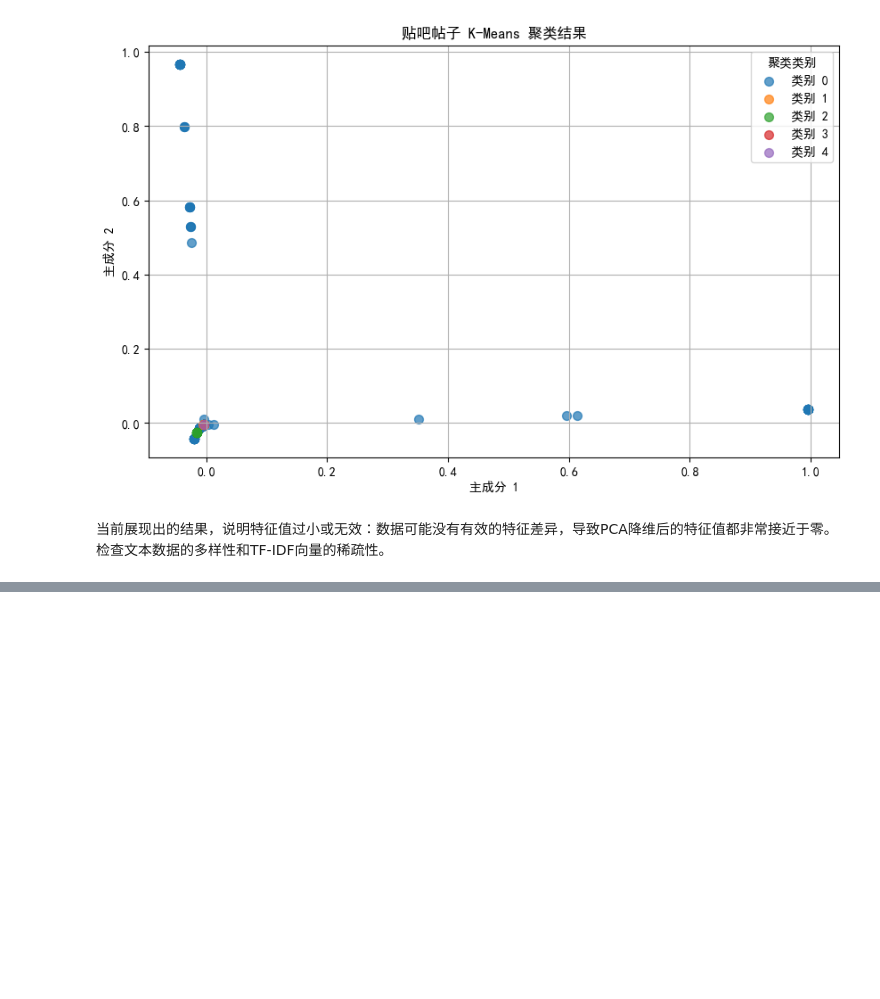
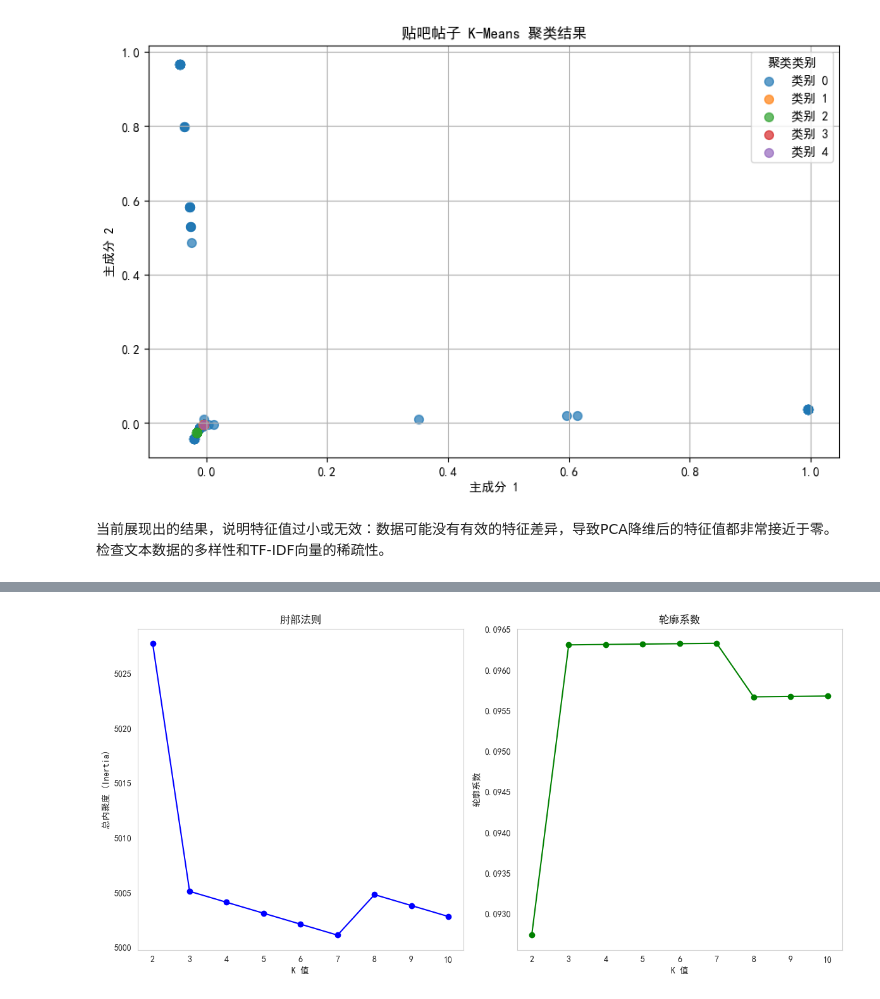
Before and after one commit to blhqwjs/-, a Jupyter notebook: k-means聚类/k-means&DBSCAN 聚类.ipynb, the cells around one changed output, grey strips where cells are left out. Cells and saved outputs as stored; diff of their text form; code cells hidden in the pictures; blank space fills up the shorter version.

Commit message:
k-means&DBSCAN 聚类的探索与应用（累计修改很多次）

```diff
--- a/k-means聚类/k-means&DBSCAN 聚类.ipynb
+++ b/k-means聚类/k-means&DBSCAN 聚类.ipynb
@@ -263,0 +411,95 @@ df.to_excel('clustered_tieba.xlsx', index=False)
+# %%
+import matplotlib.pyplot as plt
+import numpy as np
+from sklearn.decomposition import PCA
+from sklearn.feature_extraction.text import TfidfVectorizer
+from sklearn.cluster import KMeans
+from sklearn.metrics import silhouette_score
+import re
+import matplotlib
+
+# 设置字体为支持中文的字体
+matplotlib.rcParams['font.sans-serif'] = ['SimHei']  # 选择中文字体
+matplotlib.rcParams['axes.unicode_minus'] = False  # 处理负号显示问题
+
+# 文本清洗函数
+def clean_text(text):
+    text = re.sub(r'<[^>]+>', '', text)  # 去掉HTML标签
+    text = re.sub(r'[^\w\s]', '', text)  # 去掉标点符号
+    return text.lower()
+
+# 假设texts是你从贴吧获取的帖子内容列表
+# texts = [...]  # 替换为你的实际数据
+
+# 对文本进行清洗
+texts_cleaned = [clean_text(text) for text in texts]
+
+# 使用TF-IDF将文本转为向量
+vectorizer = TfidfVectorizer(max_features=5000)
+X = vectorizer.fit_transform(texts_cleaned)
+
+# 绘制肘部法则图，选择最合适的K
+inertia_values = []
+silhouette_scores = []
+
+# 计算不同K值下的inertia和silhouette_score
+for k in range(2, 11):
+    kmeans = KMeans(n_clusters=k, random_state=42)
+    kmeans.fit(X)
+    inertia_values.append(kmeans.inertia_)
+
+    # 计算轮廓系数
+    score = silhouette_score(X, kmeans.labels_)
+    silhouette_scores.append(score)
+
+# 绘制肘部法则图
+plt.figure(figsize=(12, 6))
+plt.subplot(1, 2, 1)
+plt.plot(range(2, 11), inertia_values, marker='o', color='b')
+plt.title('肘部法则')
+plt.xlabel('K 值')
+plt.ylabel('总内聚度 (Inertia)')
+plt.grid()
+
+# 绘制轮廓系数图
+plt.subplot(1, 2, 2)
+plt.plot(range(2, 11), silhouette_scores, marker='o', color='g')
+plt.title('轮廓系数')
+plt.xlabel('K 值')
+plt.ylabel('轮廓系数')
+plt.grid()
+
+plt.tight_layout()
+plt.show()
+
+# 选择合适的K值，比如5，进行最终的聚类
+kmeans = KMeans(n_clusters=5, random_state=42)
+kmeans.fit(X)
+
+# 获取每个帖子所属的聚类
+labels = kmeans.labels_
+
+# 使用PCA将数据降维到2D
+pca = PCA(n_components=2)
+X_pca = pca.fit_transform(X.toarray())
+
+# 创建一个散点图，使用不同颜色表示不同类别
+plt.figure(figsize=(10, 6))
+unique_labels = np.unique(labels)
+colors = plt.cm.get_cmap('tab10', len(unique_labels))
+
+for label in unique_labels:
+    indices = np.where(labels == label)
+    plt.scatter(X_pca[indices, 0], X_pca[indices, 1], label=f'类别 {label}', s=50, alpha=0.7)
+
+# 添加中文标题和坐标轴标签
+plt.title('贴吧帖子 K-Means 聚类结果')
+plt.xlabel('主成分 1')
+plt.ylabel('主成分 2')
+plt.legend(loc='best', title='聚类类别')
+plt.grid()
+
+# 显示图形
+plt.show()
+# %% [output]
+[figure, added]
```
Also changed, not shown: parts of 5 cells of this notebook, 1 other file.
